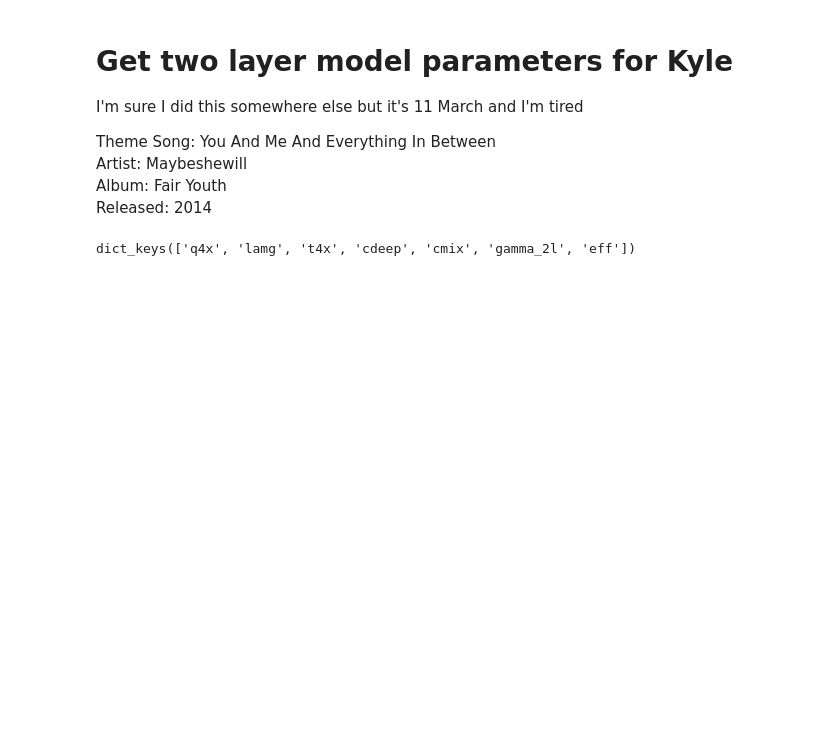
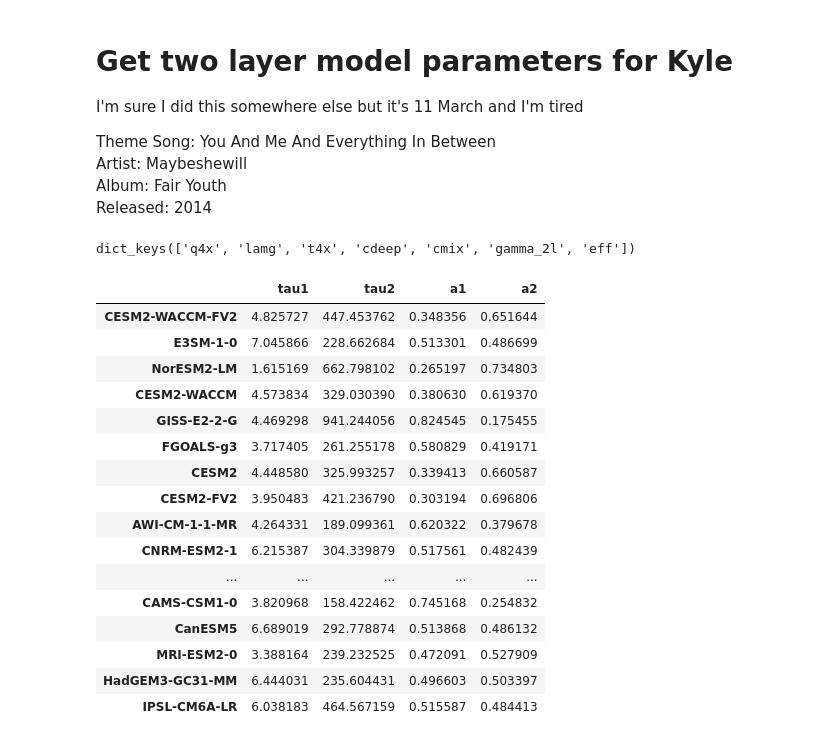
Before and after one commit to chrisroadmap/ar6, a Jupyter notebook: notebooks/015_chapter7_tabulate_geoffroy.ipynb, the cells around one changed output. Saved outputs shown, nothing was run; the diff lists cells and outputs as text; code cells hidden in the pictures; blank space fills up the shorter version.

```diff
--- a/notebooks/015_chapter7_tabulate_geoffroy.ipynb
+++ b/notebooks/015_chapter7_tabulate_geoffroy.ipynb
@@ -25,6 +26,68 @@ for key in geoff.keys():
 df = pd.DataFrame(data_dict)
 # %%
 df['kappa'] = df['eff'] * df['gamma_2l']
+# %%
+def _calculate_geoffroy_helper_parameters(
+    cmix, cdeep, lambda0, efficacy, eta
+):
+
+    b_pt1 = (lambda0 + efficacy * eta) / cmix
+    b_pt2 = eta / cdeep
+    b = b_pt1 + b_pt2
+    b_star = b_pt1 - b_pt2
+    delta = b ** 2 - (4 * lambda0 * eta) / (cmix * cdeep)
+
+    taucoeff = cmix * cdeep / (2 * lambda0 * eta)
+    d1 = taucoeff * (b - delta ** 0.5)
+    d2 = taucoeff * (b + delta ** 0.5)
+
+    phicoeff = cmix / (2 * efficacy * eta)
+    phi1 = phicoeff * (b_star - delta ** 0.5)
+    phi2 = phicoeff * (b_star + delta ** 0.5)
+
+    adenom = cmix * (phi2 - phi1)
+    a1 = d1 * phi2 * lambda0 / adenom
+    a2 = -d2 * phi1 * lambda0 / adenom
+
+    qdenom = cmix * (phi2 - phi1)
+    q1 = d1 * phi2 / qdenom
+    q2 = -d2 * phi1 / qdenom
+
+    out = {
+        "d1": d1,
+        "d2": d2,
+        "q1": q1,
+        "q2": q2,
+        "efficacy": efficacy,
+        "a1": a1,
+        "a2": a2
+    }
+    return out
+# %%
+output = []
+for i, row in df.iterrows():
+    gh = _calculate_geoffroy_helper_parameters(df.loc[i,'cmix'], df.loc[i,'cdeep'], -df.loc[i,'lamg'], df.loc[i,'eff'], df.loc[i,'gamma_2l'])
+    output.append([gh['d1'], gh['d2'], gh['a1'], gh['a2']])
+df_a = pd.DataFrame(output, columns=['tau1', 'tau2', 'a1', 'a2'], index=df.index)
+df_a
+# %% [output]
+|  | tau1 | tau2 | a1 | a2 |
+| CESM2-WACCM-FV2 | 4.825727 | 447.453762 | 0.348356 | 0.651644 |
+| E3SM-1-0 | 7.045866 | 228.662684 | 0.513301 | 0.486699 |
+| NorESM2-LM | 1.615169 | 662.798102 | 0.265197 | 0.734803 |
+| CESM2-WACCM | 4.573834 | 329.030390 | 0.380630 | 0.619370 |
+| GISS-E2-2-G | 4.469298 | 941.244056 | 0.824545 | 0.175455 |
+| FGOALS-g3 | 3.717405 | 261.255178 | 0.580829 | 0.419171 |
+| CESM2 | 4.448580 | 325.993257 | 0.339413 | 0.660587 |
+| CESM2-FV2 | 3.950483 | 421.236790 | 0.303194 | 0.696806 |
+| AWI-CM-1-1-MR | 4.264331 | 189.099361 | 0.620322 | 0.379678 |
+| CNRM-ESM2-1 | 6.215387 | 304.339879 | 0.517561 | 0.482439 |
+| ... | ... | ... | ... | ... |
+| CAMS-CSM1-0 | 3.820968 | 158.422462 | 0.745168 | 0.254832 |
+| CanESM5 | 6.689019 | 292.778874 | 0.513868 | 0.486132 |
+| MRI-ESM2-0 | 3.388164 | 239.232525 | 0.472091 | 0.527909 |
+| HadGEM3-GC31-MM | 6.444031 | 235.604431 | 0.496603 | 0.503397 |
+| IPSL-CM6A-LR | 6.038183 | 464.567159 | 0.515587 | 0.484413 |
 # %%
 df
 # %% [output]
```
Also changed, not shown: parts of 7 cells of this notebook, 11 other files.
